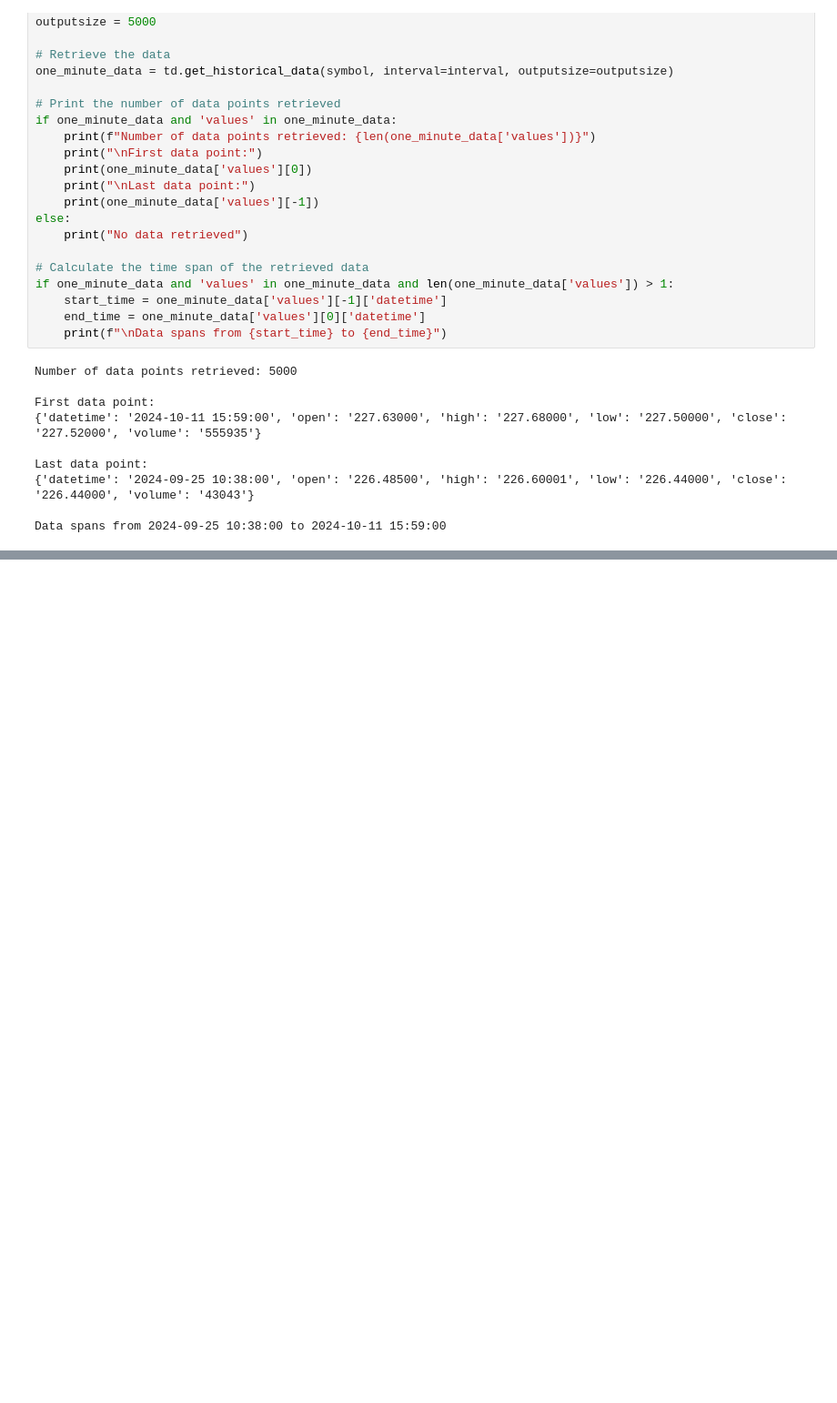
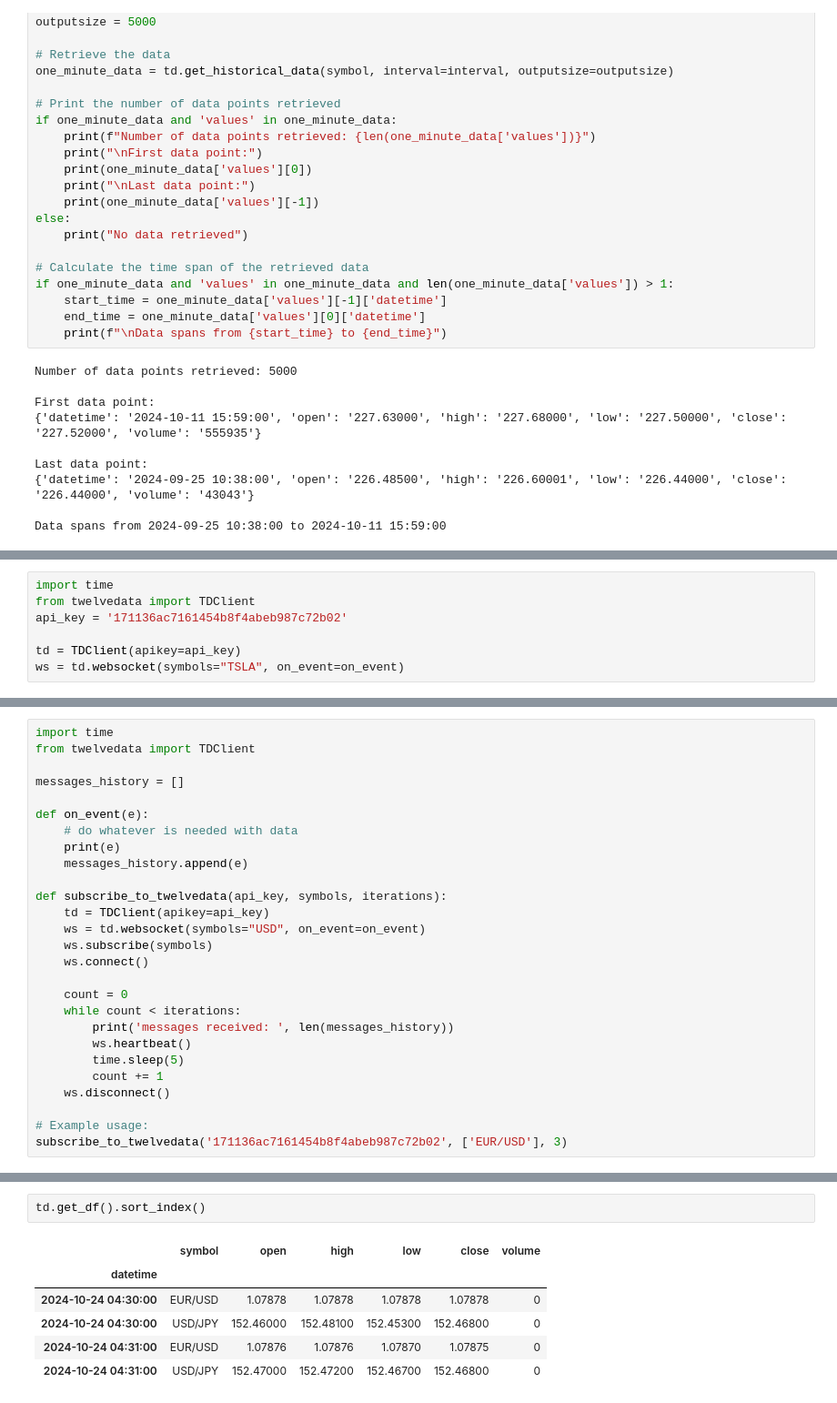
Before and after one commit to Design-01/stockbot_4, a Jupyter notebook: data/test_twelve_data.ipynb, the cells around one changed output, grey strips where cells are left out. Shown at 91% size. Drawn from its saved outputs; the diff is of its cells as text; blank space fills up the shorter version.

```diff
--- a/data/test_twelve_data.ipynb
+++ b/data/test_twelve_data.ipynb
@@ -87,0 +180,7 @@ Data spans from 2024-09-25 10:38:00 to 2024-10-11 15:59:00
+# %%
+import time
+from twelvedata import TDClient
+api_key = '171136ac7161454b8f4abeb987c72b02'
+
+td = TDClient(apikey=api_key)
+ws = td.websocket(symbols="TSLA", on_event=on_event)
@@ -87,0 +307,27 @@ Data spans from 2024-09-25 10:38:00 to 2024-10-11 15:59:00
+# %%
+import time
+from twelvedata import TDClient
+
+messages_history = []
+
+def on_event(e):
+    # do whatever is needed with data
+    print(e)
+    messages_history.append(e)
+
+def subscribe_to_twelvedata(api_key, symbols, iterations):
+    td = TDClient(apikey=api_key)
+    ws = td.websocket(symbols="USD", on_event=on_event)
+    ws.subscribe(symbols)
+    ws.connect()
+
+    count = 0
+    while count < iterations:
+        print('messages received: ', len(messages_history))
+        ws.heartbeat()
+        time.sleep(5)
+        count += 1
+    ws.disconnect()
+
+# Example usage:
+subscribe_to_twelvedata('171136ac7161454b8f4abeb987c72b02', ['EUR/USD'], 3)
@@ -87,0 +452,9 @@ Data spans from 2024-09-25 10:38:00 to 2024-10-11 15:59:00
+# %%
+td.get_df().sort_index()
+# %% [output]
+|  | symbol | open | high | low | close | volume |
+| datetime |  |  |  |  |  |  |
+| 2024-10-24 04:30:00 | EUR/USD | 1.07878 | 1.07878 | 1.07878 | 1.07878 | 0 |
+| 2024-10-24 04:30:00 | USD/JPY | 152.46000 | 152.48100 | 152.45300 | 152.46800 | 0 |
+| 2024-10-24 04:31:00 | EUR/USD | 1.07876 | 1.07876 | 1.07870 | 1.07875 | 0 |
+| 2024-10-24 04:31:00 | USD/JPY | 152.47000 | 152.47200 | 152.46700 | 152.46800 | 0 |
```
Also changed, not shown: parts of 13 cells of this notebook, 3 other files.
